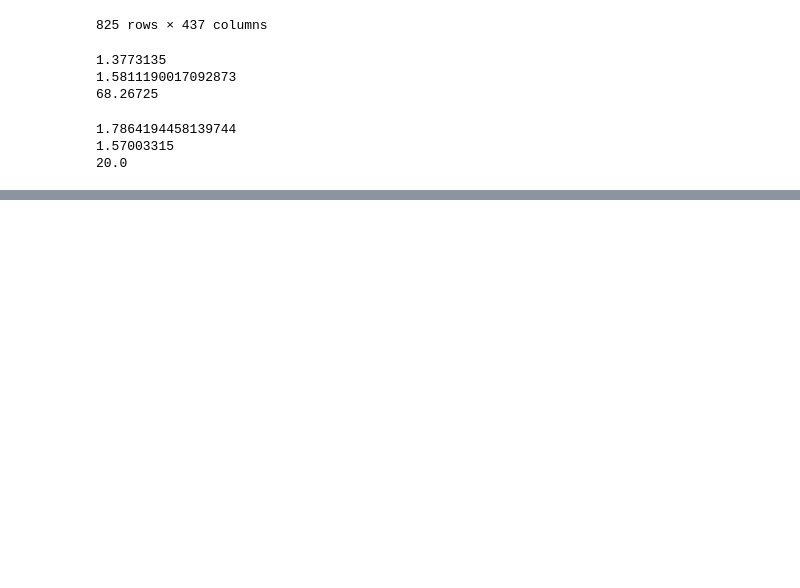
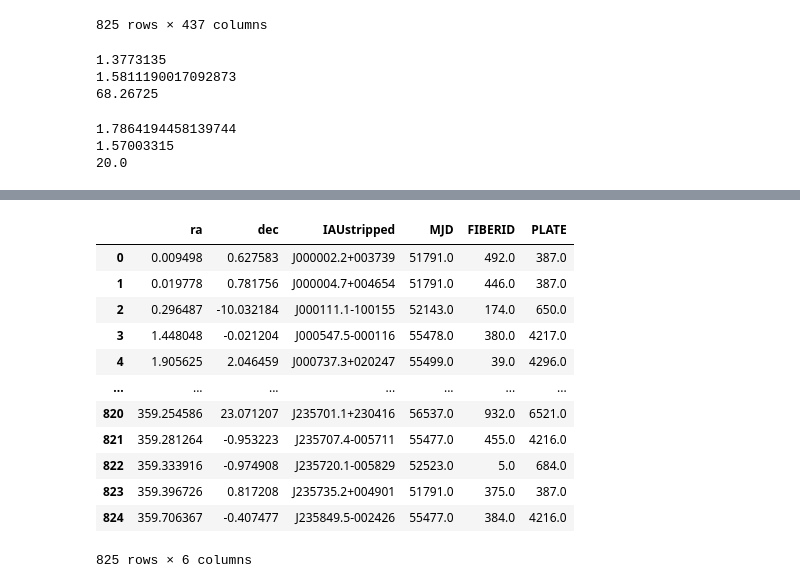
Before and after one commit to kciurleo/AGN, a Jupyter notebook: unorganized/xmm_stuff.ipynb, the cells around one changed output, grey strips where cells are left out. Saved outputs shown, nothing was run; the diff lists cells and outputs as text; code cells hidden in the pictures; blank space fills up the shorter version.

```diff
--- a/unorganized/xmm_stuff.ipynb
+++ b/unorganized/xmm_stuff.ipynb
@@ -132,0 +156,16 @@ Name: PLATE, Length: 825, dtype: float64
+# %%
+votable.parse_single_table('/Users/kciurleo/Documents/kciurleo/AGN/csvs/seyferts.vot').to_table().to_pandas()
+# %% [output]
+|  | ra | dec | IAUstripped | MJD | FIBERID | PLATE |
+| 0 | 0.009498 | 0.627583 | J000002.2+003739 | 51791.0 | 492.0 | 387.0 |
+| 1 | 0.019778 | 0.781756 | J000004.7+004654 | 51791.0 | 446.0 | 387.0 |
+| 2 | 0.296487 | -10.032184 | J000111.1-100155 | 52143.0 | 174.0 | 650.0 |
+| 3 | 1.448048 | -0.021204 | J000547.5-000116 | 55478.0 | 380.0 | 4217.0 |
+| 4 | 1.905625 | 2.046459 | J000737.3+020247 | 55499.0 | 39.0 | 4296.0 |
+| ... | ... | ... | ... | ... | ... | ... |
+| 820 | 359.254586 | 23.071207 | J235701.1+230416 | 56537.0 | 932.0 | 6521.0 |
+| 821 | 359.281264 | -0.953223 | J235707.4-005711 | 55477.0 | 455.0 | 4216.0 |
+| 822 | 359.333916 | -0.974908 | J235720.1-005829 | 52523.0 | 5.0 | 684.0 |
+| 823 | 359.396726 | 0.817208 | J235735.2+004901 | 51791.0 | 375.0 | 387.0 |
+| 824 | 359.706367 | -0.407477 | J235849.5-002426 | 55477.0 | 384.0 | 4216.0 |
+825 rows × 6 columns
```
Also changed, not shown: parts of 6 cells of this notebook, 3 other files.
